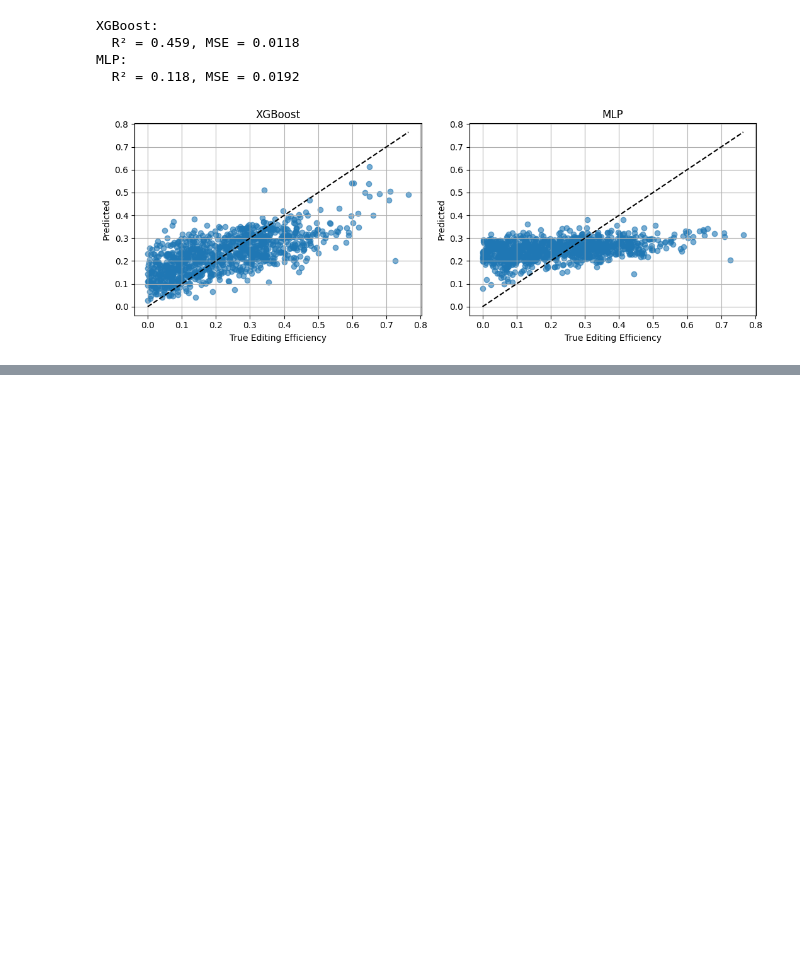
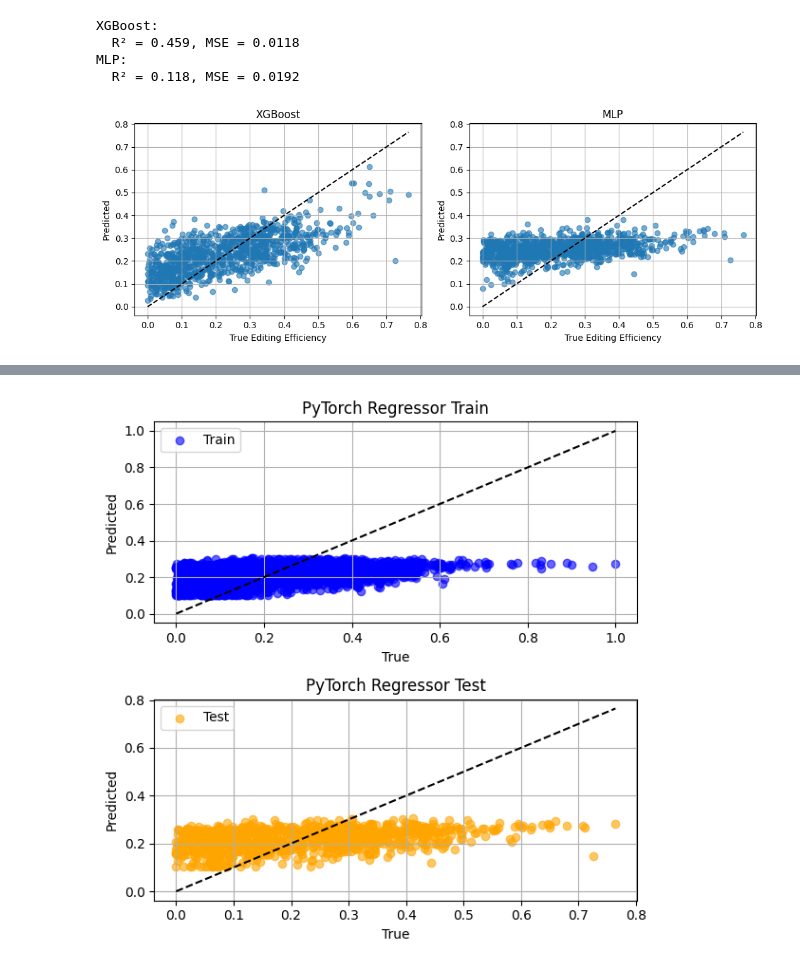
Before and after one commit to UrosUZH/directed_protein_evolution, a Jupyter notebook: gfp_uros.ipynb, the cells around one changed output, grey strips where cells are left out. Saved outputs shown, nothing was run; the diff lists cells and outputs as text; code cells hidden in the pictures; blank space fills up the shorter version.

```diff
--- a/gfp_uros.ipynb
+++ b/gfp_uros.ipynb
@@ -121,0 +199,15 @@ MLP:
+# %%
+from sklearn.model_selection import train_test_split
+import numpy as np
+# X = your embeddings (numpy array)
+# y = your target values
+import pandas as pd
+X = np.load("embeddings/adar2_esm2_embeddings.npy")
+df = pd.read_csv("data/adar2_mutated_sequences.csv")
+y = df["mean_rate"].values
+
+X_train, X_val, y_train, y_val = train_test_split(
+    X, y, test_size=0.2, random_state=42
+)
+
+model = train_model(X_train, y_train, X_val, y_val, num_epochs=50, model=model)
@@ -121,0 +232,71 @@ MLP:
+# %%
+X_train, X_val, y_train, y_val = train_test_split(
+    X, y, test_size=0.2, random_state=42
+)
+# %%
+import numpy as np
+import pandas as pd
+from sklearn.model_selection import train_test_split
+from sklearn.ensemble import RandomForestRegressor
+from xgboost import XGBRegressor
+from sklearn.neural_network import MLPRegressor
+from sklearn.metrics import r2_score, mean_squared_error
+import matplotlib.pyplot as plt
+import joblib
+import os
+
+def evaluate_models(models, X_train, y_train, X_test, y_test):
+    results = {}
+    for name, model in models.items():
+        model.to("cpu")  # Ensure model is on CPU for evaluation
+        X_train_tensor = torch.tensor(X_train, dtype=torch.float32).to("cpu")
+        X_test_tensor = torch.tensor(X_test, dtype=torch.float32).to("cpu")
+        print(X_train_tensor.shape, X_test_tensor.shape)
+        y_pred_train = model(X_train_tensor)
+        y_pred_test = model(X_test_tensor)
+        y_pred_train= y_pred_train.detach().numpy()
+        y_pred_test = y_pred_test.detach().numpy()
+        r2_train = r2_score(y_train, y_pred_train)
+        mse_train = mean_squared_error(y_train, y_pred_train)
+        r2_test = r2_score(y_test, y_pred_test)
+        mse_test = mean_squared_error(y_test, y_pred_test)
+        print(f"\n{name}:")
+        print(f"  Train R² = {r2_train:.3f}, MSE = {mse_train:.4f}")
+        print(f"  Test  R² = {r2_test:.3f}, MSE = {mse_test:.4f}")
+        results[name] = {
+            "y_train": y_pred_train,
+            "y_test": y_pred_test
+        }
+    return results
+
+models = {
+    "PyTorch Regressor": model
+}
+results = evaluate_models(models, X_train, y_train, X_val, y_val)
+
+def plot_results(y_train, y_test, results):
+    plt.figure(figsize=(6, 6))
+    for i, (name, preds) in enumerate(results.items()):
+        # Train
+        plt.subplot(2, len(results), i + 1)
+        plt.scatter(y_train, preds["y_train"], alpha=0.6, color="blue", label="Train")
+        plt.plot([y_train.min(), y_train.max()], [y_train.min(), y_train.max()], "k--")
+        plt.xlabel("True")
+        plt.ylabel("Predicted")
+        plt.title(f"{name} Train")
+        plt.grid(True)
+        plt.legend()
+        # Test
+        plt.subplot(2, len(results), i + 1 + len(results))
+        plt.scatter(y_test, preds["y_test"], alpha=0.6, color="orange", label="Test")
+        plt.plot([y_test.min(), y_test.max()], [y_test.min(), y_test.max()], "k--")
+        plt.xlabel("True")
+        plt.ylabel("Predicted")
+        plt.title(f"{name} Test")
+        plt.grid(True)
+        plt.legend()
+    plt.tight_layout()
+    plt.show()
+
+plot_results(y_train, y_val, results)
+# %% [output]
@@ -121,0 +308 @@ MLP:
+[figure, added]
```
Also changed, not shown: parts of 3 cells of this notebook, 12 other files.
